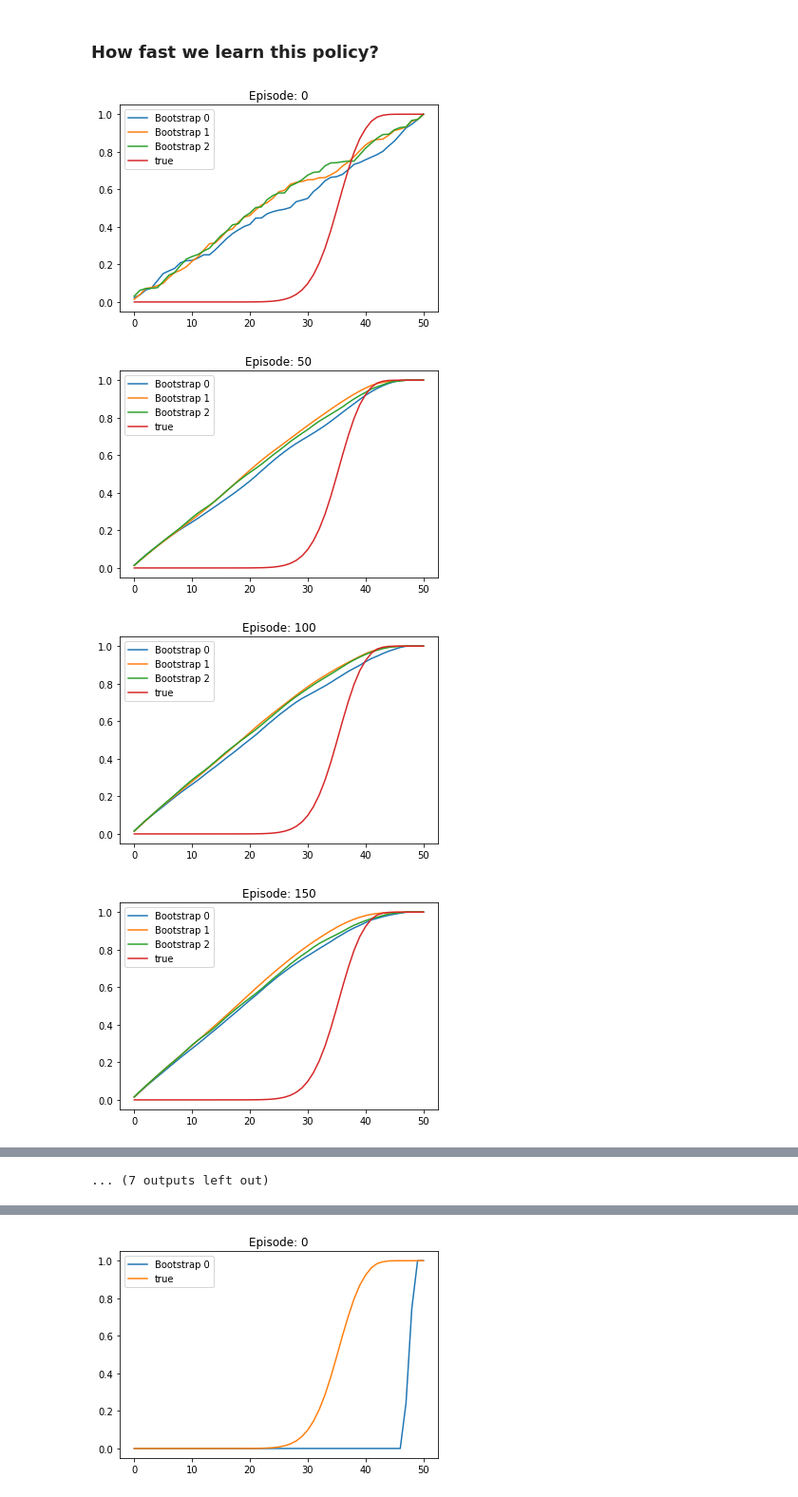
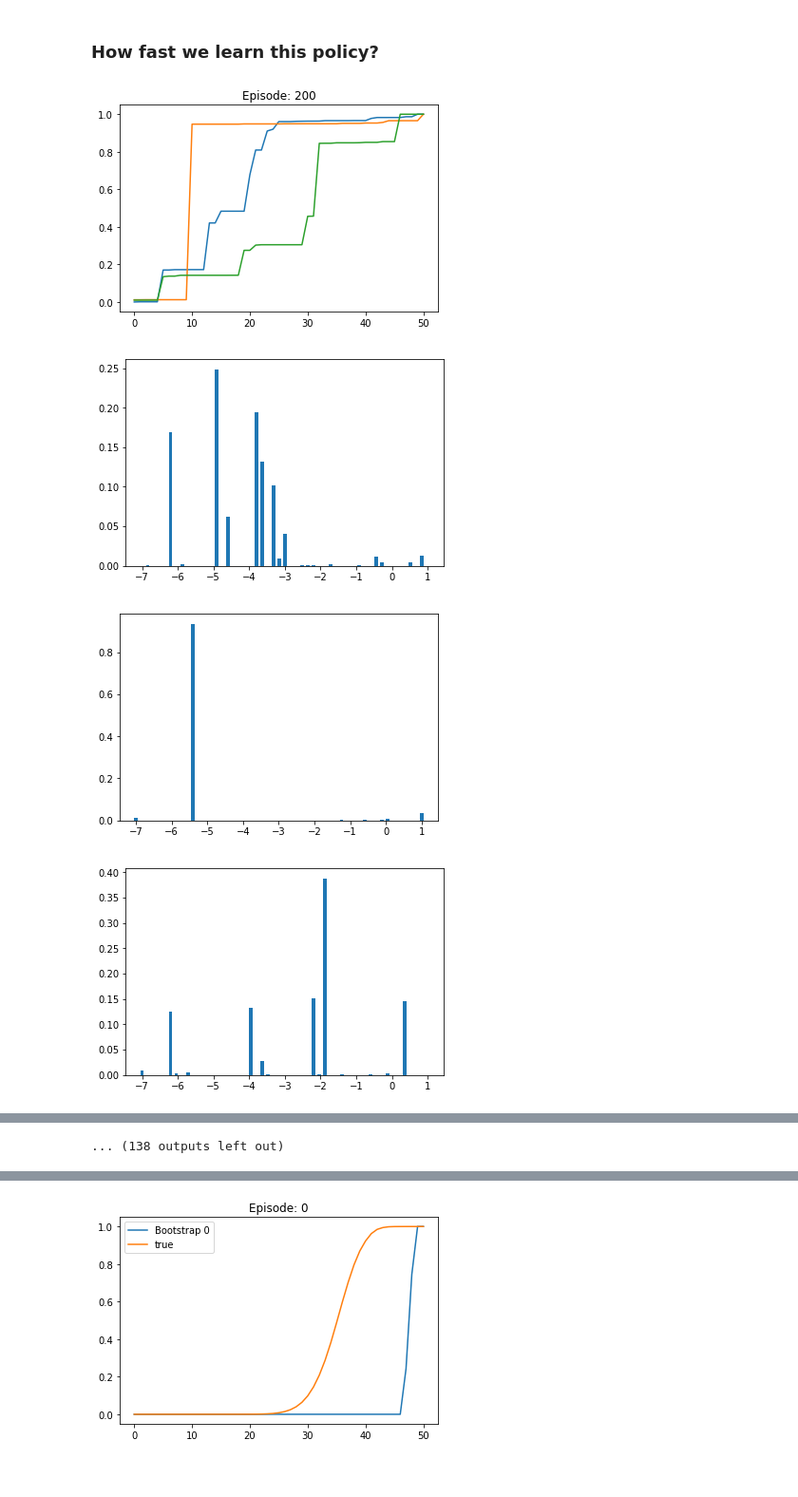
Before and after one commit to Rkeramati/crl, a Jupyter notebook: safe/C51/Untitled.ipynb, the cells around one changed output, grey strips where cells are left out. Shown at 95% size. Cells and saved outputs as stored; diff of their text form; code cells hidden in the pictures.

```diff
--- a/safe/C51/Untitled.ipynb
+++ b/safe/C51/Untitled.ipynb
@@ -728,3 +809,7 @@ while not terminal:
 ### How fast we learn this policy?
 # %%
 # Random Initialization
+# %%
+def softmax(x, temp = 10):
+    e_x = np.exp(x - np.max(x))
+    return e_x / e_x.sum()
@@ -731,52 +877,63 @@ while not terminal:
 # %%
-world = Gridworld(mapFile='map.txt', random=0, random_action_prob=0.3)
+# world = Gridworld(mapFile='map.txt', random=0, random_action_prob=0.3)
 b_num = 3 # No bootstrap
-config = Config(world.nS, world.nA)
-config.Vmin = -7; config.Vmax = 1
-c51 = []
-for b in range(b_num):
-    c51.append(C51(config, init = 'random', ifCVaR = True))
+# config = Config(world.nS, world.nA)
+# config.Vmin = -7; config.Vmax = 1; config.nAtoms=51
+# c51 = []
+# for b in range(b_num):
+#     c51.append(C51Temp(config, init = 'temp', ifCVaR = True, temp=0.05))
+#     plt.bar(c51[b].z, c51[b].p(12, 0)[:], width = 0.1)
+#     plt.show()
 
-num_episode = 1000
-max_step = 300
-returns = np.zeros(num_episode)
+num_episode = 500
+max_step = 100
+returns2 = np.zeros(num_episode)
+returns2[:200] = returns
+returns = returns2
 CVaRs = np.zeros((num_episode, world.nA))
-for ep in range(num_episode):
+for ep in range(200, num_episode):
     terminal = False
-    #e = max(0.1, 0.9 + ep * ((0 - 0.9)/(num_episode/2)))
-    alpha = max(0.001, 0.5 + ep * ((0.4 - 0.5)/(num_episode/2)))
+    alpha = max(0.001, 0.005 + ep * ((0.001 - 0.005)/(num_episode/2)))
     o = world.reset()
     o_init = o
     ret = 0
     step = 0
     while not terminal and step < max_step:
-        Qlist = np.array([x.CVaR(o, alpha=0.1, N=50) for x in c51])
+        Qlist = np.array([x.CVaR(o, alpha=0.1, N=10) for x in c51])
         best = np.max(Qlist, axis = 0)
         a = np.argmax(best)
         network = np.argmax(Qlist[:, a])
         no, r, terminal = world.step(a)
         ret += r
-        #c51[network].observe(o, a, r, no, terminal, alpha)
-        for jj in range(b_num):
-            if np.random.rand() <= 0.8:
-                c51[jj].observe(o, a, r, no, terminal, alpha)
+        c51[network].observe(o, a, r, no, terminal, alpha)
+#         for jj in range(b_num):
+#             if np.random.rand() <= 0.8:
+#                 c51[jj].observe(o, a, r, no, terminal, alpha)
         o = no
         step += 1
-    if ep%50 == 0:
+    if ep%10 == 0:
         plt.figure()
         for i in range(b_num):
-            plt.plot(np.cumsum(c51[i].p[12, 0, :]), label = 'Bootstrap %d'%(i))
-        plt.plot(np.load('optimistic_cdf.npy'), label='true')
+            plt.plot(np.cumsum(c51[i].p(12, 0)[:]), label = 'Bootstrap %d'%(i))
+        #plt.plot(np.load('optimistic_cdf.npy'), label='true')
         plt.title('Episode: %d'%(ep))
+
         #plt.bar(c51[0].z-0.05, c51[0].p[12, 0, :], width=0.05, label = 'state 20 action 1', linewidth = 5, alpha=0.6)
         #plt.plot(np.cumsum(c51[0].p[12, 0, :]))
         #plt.plot(np.cumsum(c51[1].p[12, 0, :])
-        plt.legend()
+        #plt.legend()
+        plt.show()
+        for b in range(b_num):
+            c51.append(C51Temp(config, init = 'temp', ifCVaR = True, temp=1e-1))
+            plt.bar(c51[b].z, c51[b].p(12, 0)[:], width = 0.1)
+            plt.show()
+        plt.figure()
+        plt.plot(returns[:ep])
         plt.show()
     returns[ep] = ret
     CVaRs[ep, :] = c51[0].CVaR(o_init, alpha=0.05, N=100)
 # %% [output]
-[figure, old version]
+[figure, new version]
-[figure, old version]
+[figure, new version]
-[figure, old version]
+[figure, new version]
-[figure, old version]
+[figure, new version]
@@ -791 +948 @@ for ep in range(num_episode):
-... (7 outputs left out)
+... (138 outputs left out)
```
Also changed, not shown: parts of 16 cells of this notebook, 9 other files.
